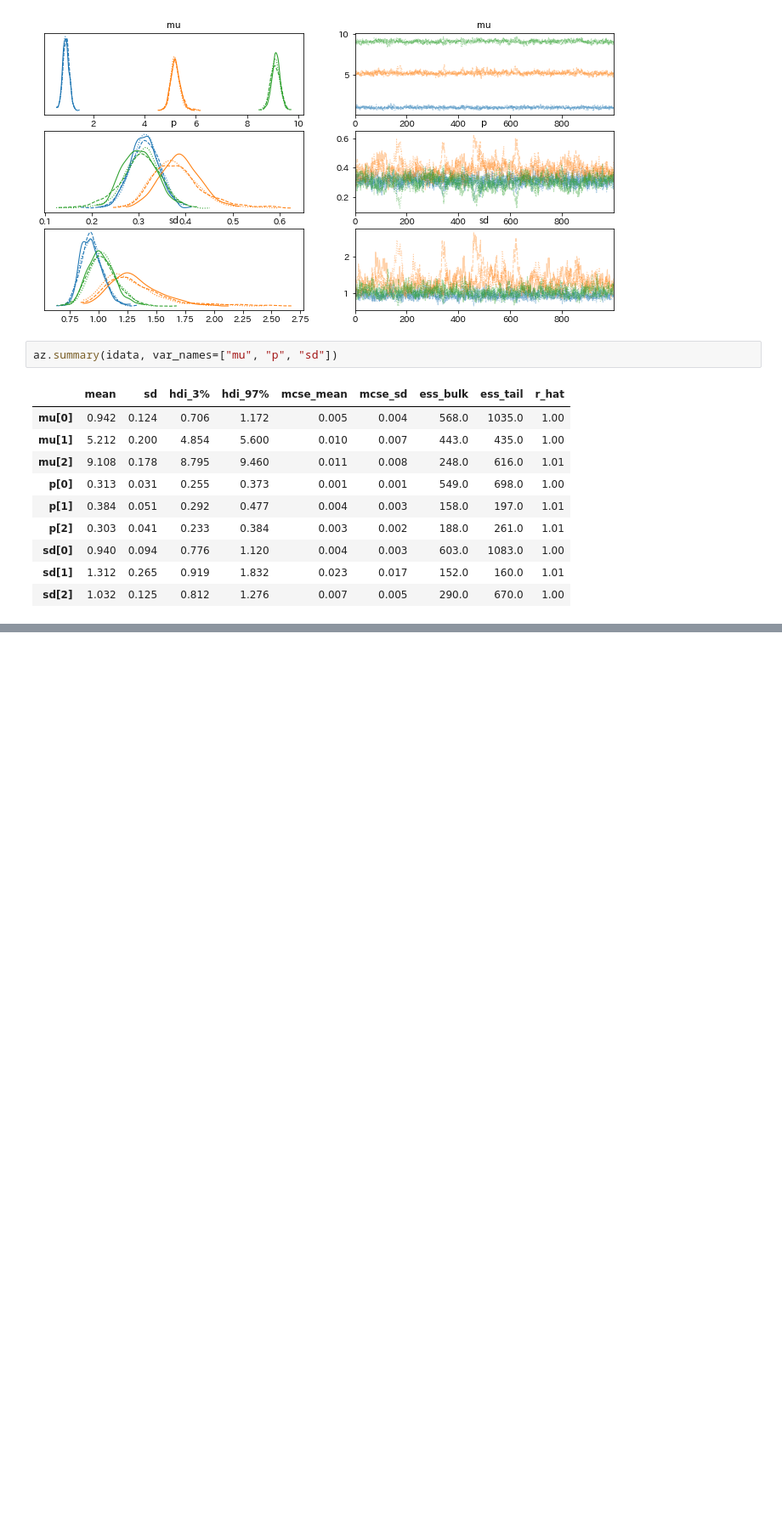
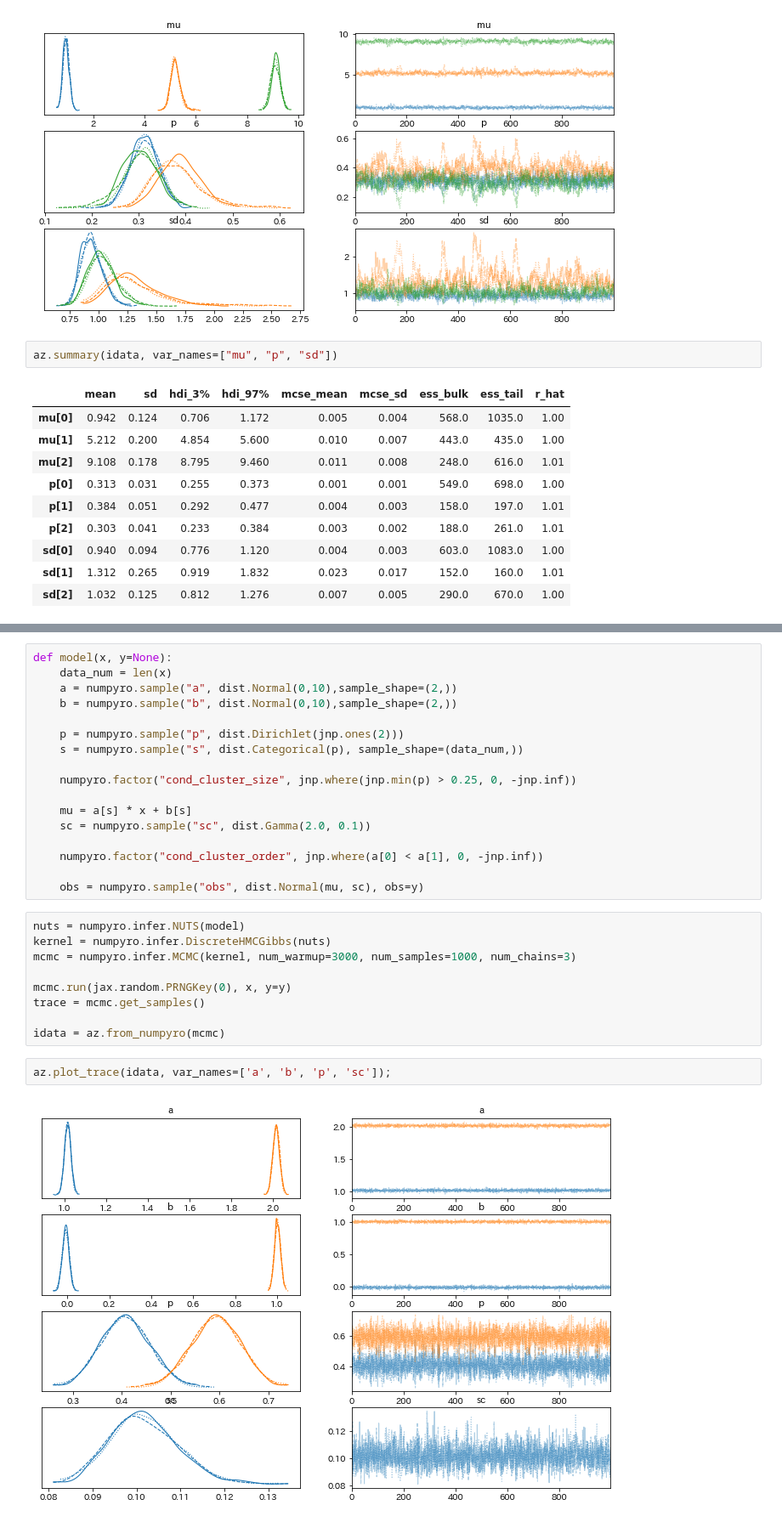
Before and after one commit to gomi-kuzu/practice_bayes_by_py, a Jupyter notebook: Ud_NPR_Ad_Sec2.ipynb, the cells around one changed output, grey strips where cells are left out. Shown at 85% size. Cells and saved outputs as stored; diff of their text form; blank space fills up the shorter version.

```diff
--- a/Ud_NPR_Ad_Sec2.ipynb
+++ b/Ud_NPR_Ad_Sec2.ipynb
@@ -121,0 +158,30 @@ plt.title("潜在変数の平均値");
+# %%
+def model(x, y=None):
+    data_num = len(x)
+    a = numpyro.sample("a", dist.Normal(0,10),sample_shape=(2,))
+    b = numpyro.sample("b", dist.Normal(0,10),sample_shape=(2,))
+
+    p = numpyro.sample("p", dist.Dirichlet(jnp.ones(2)))
+    s = numpyro.sample("s", dist.Categorical(p), sample_shape=(data_num,))
+
+    numpyro.factor("cond_cluster_size", jnp.where(jnp.min(p) > 0.25, 0, -jnp.inf))
+
+    mu = a[s] * x + b[s]
+    sc = numpyro.sample("sc", dist.Gamma(2.0, 0.1))
+
+    numpyro.factor("cond_cluster_order", jnp.where(a[0] < a[1], 0, -jnp.inf))
+
+    obs = numpyro.sample("obs", dist.Normal(mu, sc), obs=y)
+# %%
+nuts = numpyro.infer.NUTS(model)
+kernel = numpyro.infer.DiscreteHMCGibbs(nuts)
+mcmc = numpyro.infer.MCMC(kernel, num_warmup=3000, num_samples=1000, num_chains=3)
+
+mcmc.run(jax.random.PRNGKey(0), x, y=y)
+trace = mcmc.get_samples()
+
+idata = az.from_numpyro(mcmc)
+# %%
+az.plot_trace(idata, var_names=['a', 'b', 'p', 'sc']);
+# %% [output]
+[figure, added]
```
Also changed, not shown: parts of 12 cells of this notebook.
